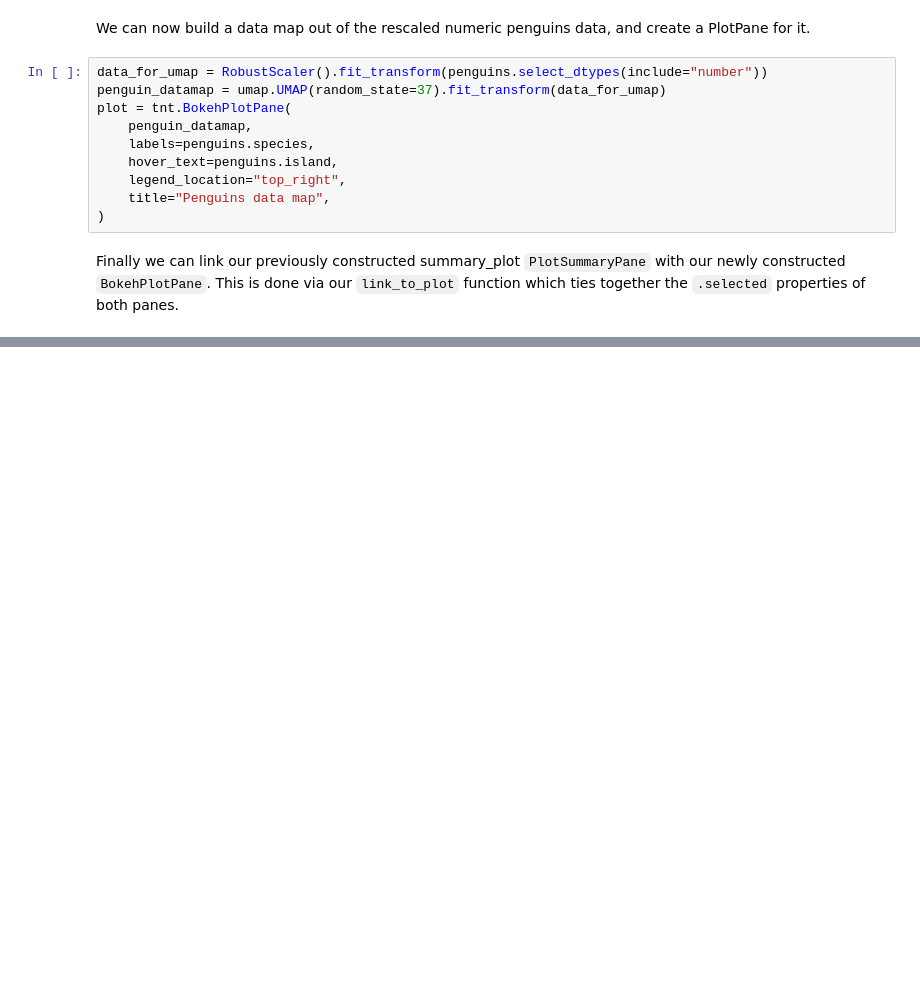
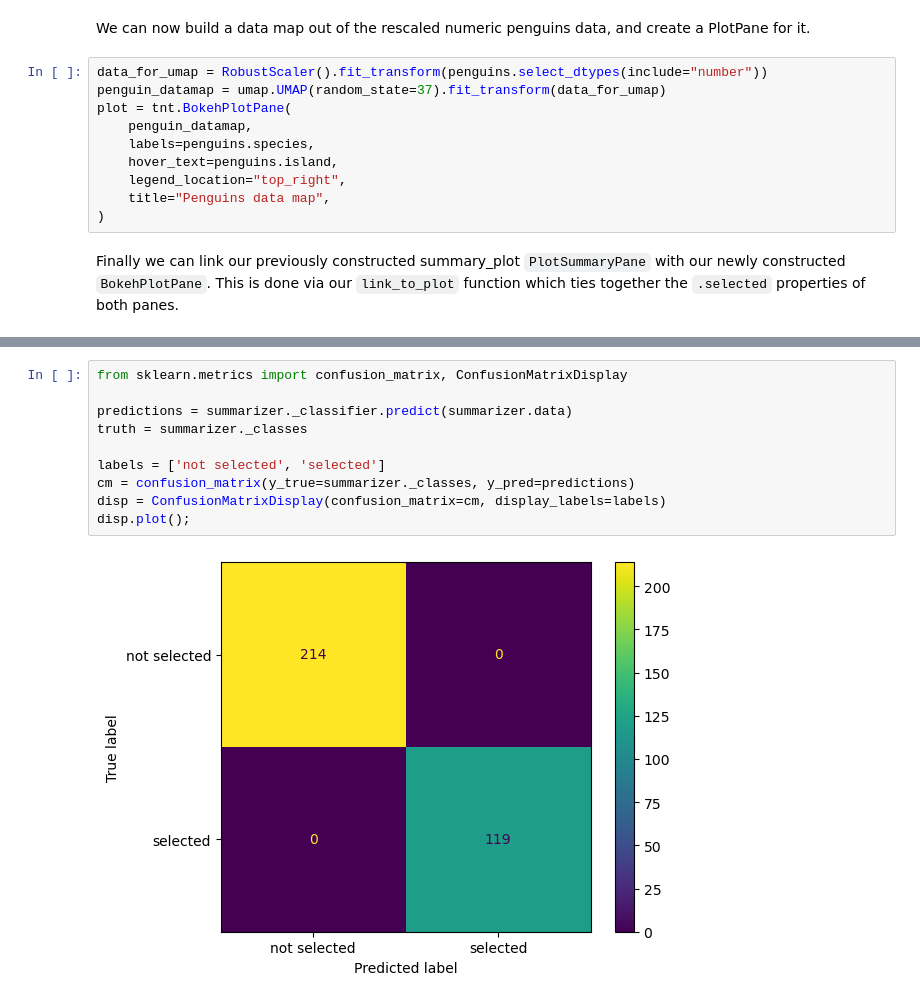
Before and after one commit to TutteInstitute/thisnotthat, a Jupyter notebook: doc/plotsummarypane_feature_importance.ipynb, the cells around one changed output, grey strips where cells are left out. Drawn from its saved outputs; the diff is of its cells as text; blank space fills up the shorter version.

Commit message:
Scored the model with accuracy and colour coded the title to indicate the trustworthiness of the model based on accuracy. Updated documentation for feature importance summarizer.

```diff
--- a/doc/plotsummarypane_feature_importance.ipynb
+++ b/doc/plotsummarypane_feature_importance.ipynb
@@ -95,0 +144,12 @@ If you are running this in a notebook you can now select the lasso tool the left
+# %%
+from sklearn.metrics import confusion_matrix, ConfusionMatrixDisplay
+
+predictions = summarizer._classifier.predict(summarizer.data)
+truth = summarizer._classes
+
+labels = ['not selected', 'selected']
+cm = confusion_matrix(y_true=summarizer._classes, y_pred=predictions)
+disp = ConfusionMatrixDisplay(confusion_matrix=cm, display_labels=labels)
+disp.plot();
+# %% [output]
+[figure, added]
```
Also changed, not shown: parts of 9 cells of this notebook, 1 other file.
